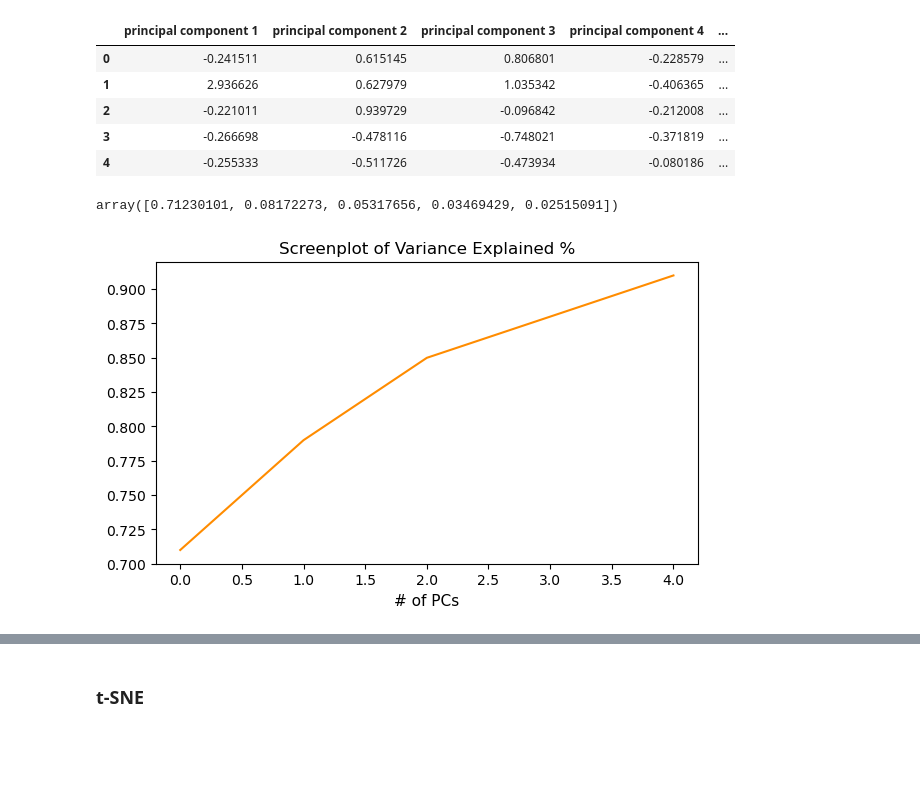
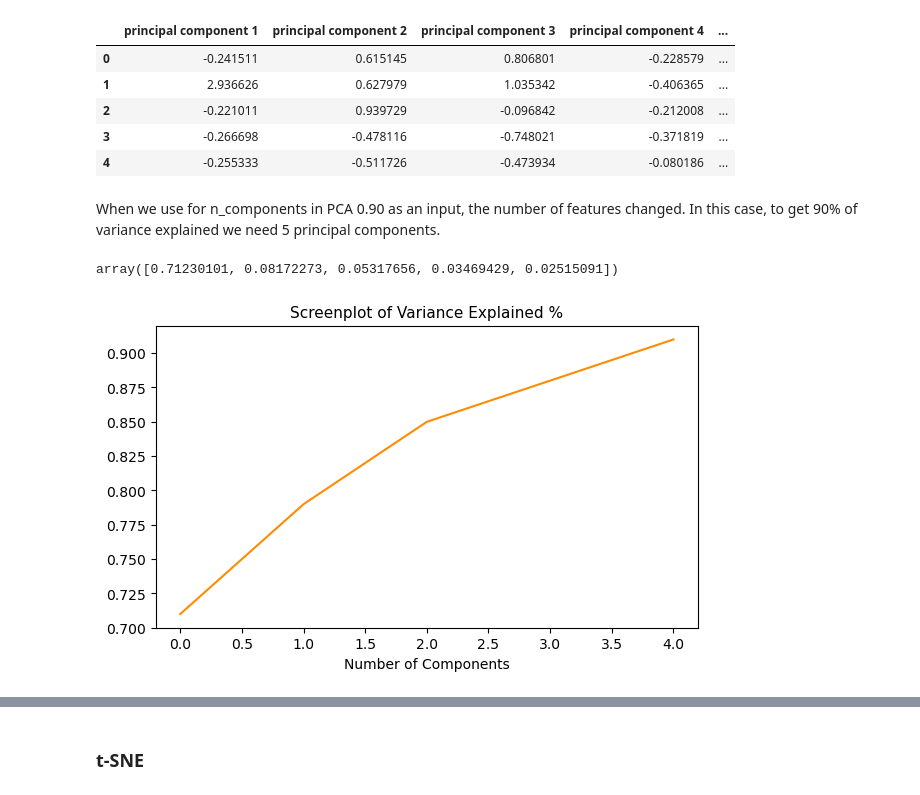
Before and after one commit to DasaSimo/Cryptocurrency-Clusters, a Jupyter notebook: crypto_clusters.ipynb, the cells around one changed output, grey strips where cells are left out. Drawn from its saved outputs; the diff is of its cells as text; code cells hidden in the pictures; blank space fills up the shorter version.

```diff
--- a/crypto_clusters.ipynb
+++ b/crypto_clusters.ipynb
@@ -229,6 +182,9 @@ df_crypto_pca.head()
 | 2 | -0.221011 | 0.939729 | -0.096842 | -0.212008 | ... |
 | 3 | -0.266698 | -0.478116 | -0.748021 | -0.371819 | ... |
 | 4 | -0.255333 | -0.511726 | -0.473934 | -0.080186 | ... |
+# %% [markdown]
+When we use for n_components in PCA 0.90 as an input, the number of features changed.
+In this case, to get 90% of variance explained we need 5 principal components.
 # %%
 pca.explained_variance_ratio_
 # %% [output]
@@ -236,9 +192,9 @@ array([0.71230101, 0.08172273, 0.05317656, 0.03469429, 0.02515091])
 # %%
 variance_exp_cumsum = pca.explained_variance_ratio_.cumsum().round(2)
 fig, axes = plt.subplots(1,1,figsize=(7,4), dpi=100)
 plt.plot(variance_exp_cumsum, color='darkorange')
-plt.title('Screenplot of Variance Explained %', fontsize=12)
-plt.xlabel('# of PCs', fontsize=11)
+plt.title('Screenplot of Variance Explained %', fontsize=11)
+plt.xlabel('Number of Components', fontsize=10)
 plt.show()
 # %% [output]
-[figure, old version]
+[figure, new version]
```
Also changed, not shown: parts of 45 cells of this notebook.
